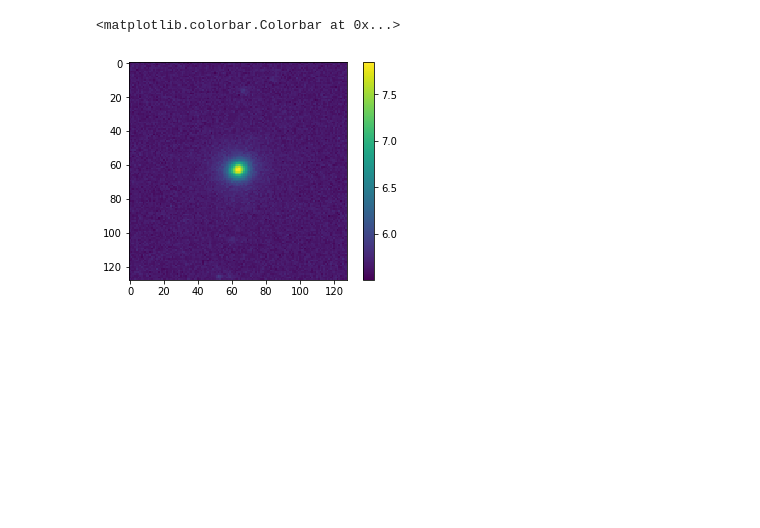
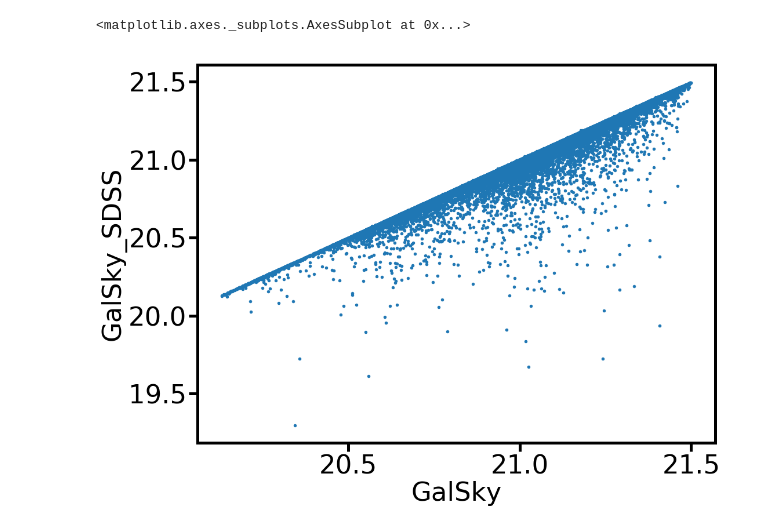
Before and after one commit to lorenzozanisi/pixelcnn-ood, a Jupyter notebook: analysis/get_pixels.ipynb, the cells around one changed output. Saved outputs shown, nothing was run; the diff lists cells and outputs as text; code cells hidden in the pictures; blank space fills up the shorter version.

```diff
--- a/analysis/get_pixels.ipynb
+++ b/analysis/get_pixels.ipynb
@@ -43,6 +138,9 @@ plt.savefig('/scratch/lzanisi/pixel-cnn/analysis/results/pixelValues.png')
-# %%
-plt.imshow(TNG[0])
-plt.colorbar()
-# %% [output]
-<matplotlib.colorbar.Colorbar at 0x...>
-[figure, removed]
+# %%
+df_meert = pd.read_csv('/scratch/lzanisi/pixel-cnn/data/df_cleaned_goodBlobs_SerOnly.dat', sep=' ') # use this one for double test with blobs
+df_sky = pd.read_csv('/scratch/lzanisi/pixel-cnn/data/DR7_FieldInfo.csv')
+df = df_meert.merge(df_sky, on='objid') # keep the same ordering as original data
+# %%
+df.plot.scatter('GalSky','GalSky_SDSS')
+# %% [output]
+<matplotlib.axes._subplots.AxesSubplot at 0x...>
+[figure, added]
```
Also changed, not shown: parts of 18 cells of this notebook, 12 other files.
